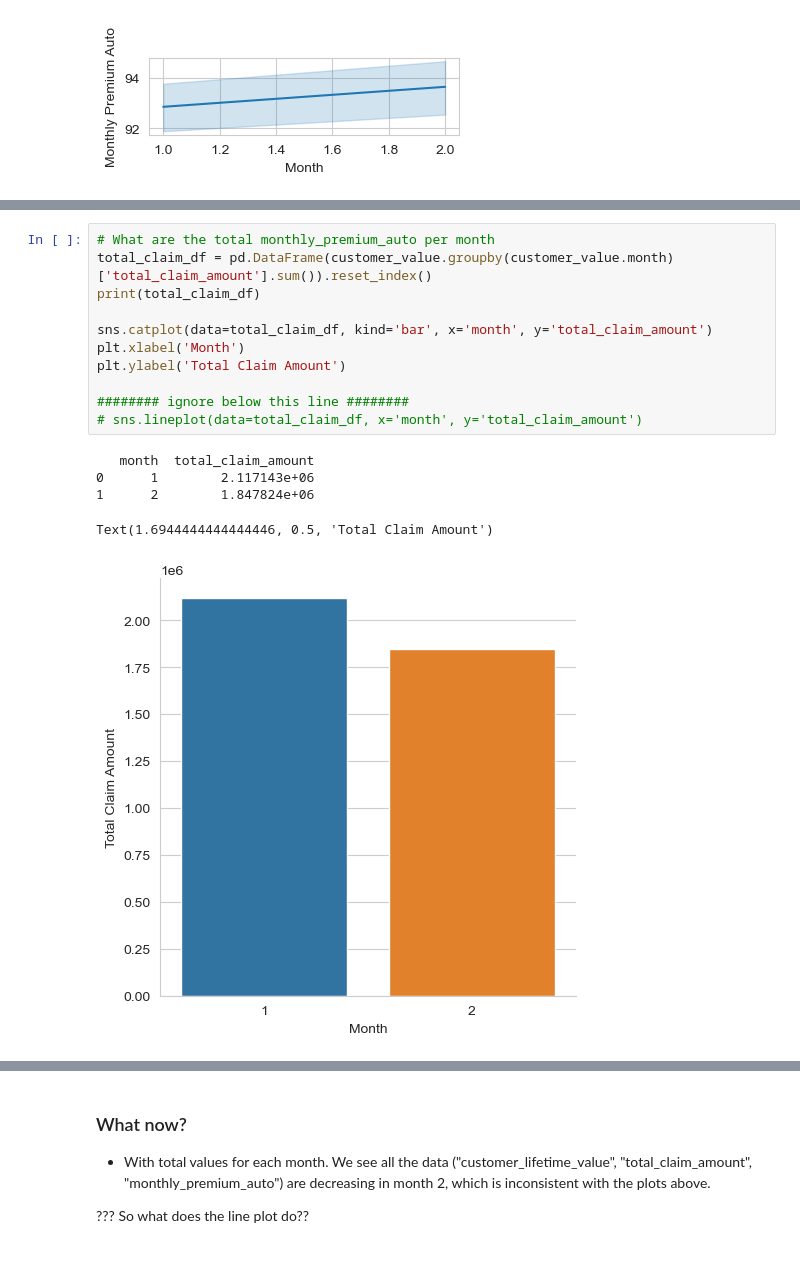
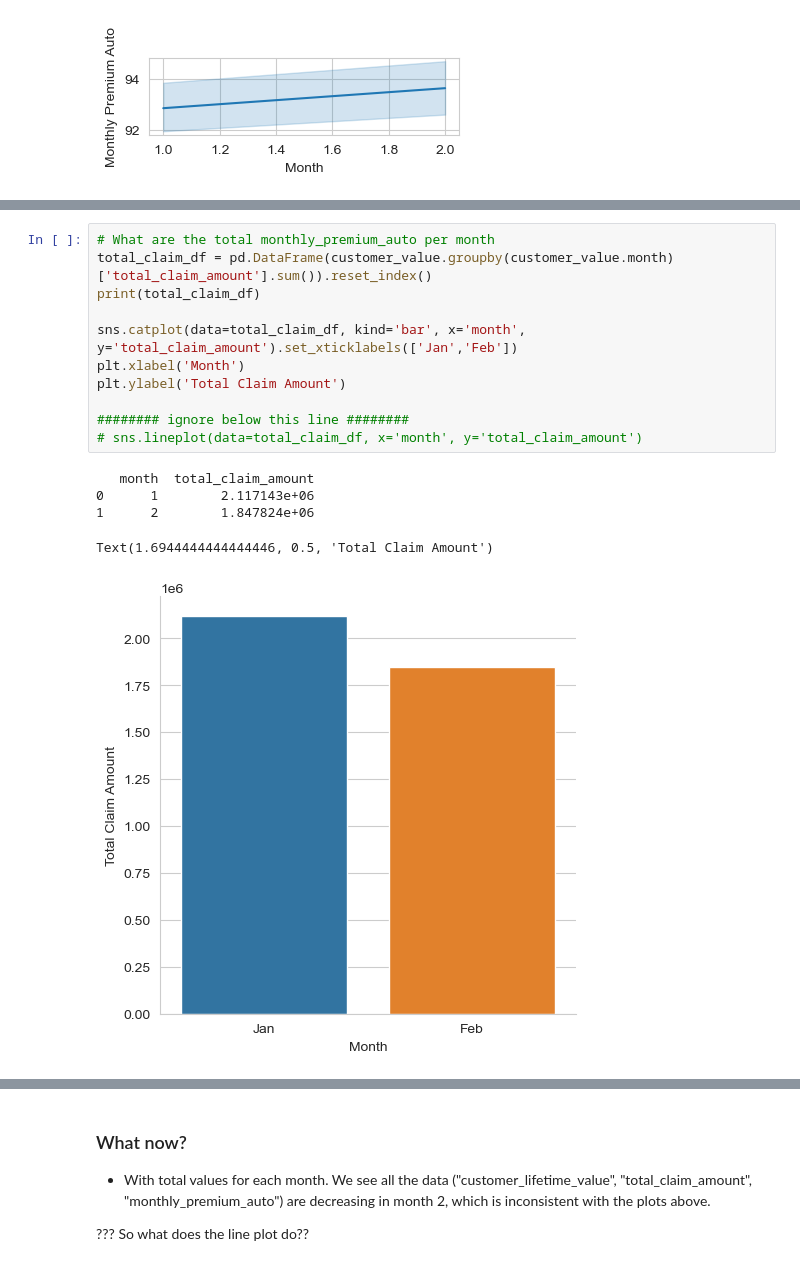
Before and after one commit to suphawadeeth/Data-Analytics-Ironhack, a Jupyter notebook: unit-4/lab-feature-extraction/lab-feature-extraction.ipynb, the cells around one changed output, grey strips where cells are left out. Drawn from its saved outputs; the diff is of its cells as text.

```diff
--- a/unit-4/lab-feature-extraction/lab-feature-extraction.ipynb
+++ b/unit-4/lab-feature-extraction/lab-feature-extraction.ipynb
@@ -428,20 +430,20 @@ Text(9.444444444444445, 0.5, 'Customer Lifetime Value')
-# %%
-# What are the total monthly_premium_auto per month
-total_claim_df = pd.DataFrame(customer_value.groupby(customer_value.month)['total_claim_amount'].sum()).reset_index()
-print(total_claim_df)
-
-sns.catplot(data=total_claim_df, kind='bar', x='month', y='total_claim_amount')
-plt.xlabel('Month')
-plt.ylabel('Total Claim Amount')
-
-######## ignore below this line ########
-# sns.lineplot(data=total_claim_df, x='month', y='total_claim_amount')
-# %% [output]
-   month  total_claim_amount
-0      1        2.117143e+06
-1      2        1.847824e+06
-Text(1.6944444444444446, 0.5, 'Total Claim Amount')
-[figure, removed]
+# %%
+# What are the total monthly_premium_auto per month
+total_claim_df = pd.DataFrame(customer_value.groupby(customer_value.month)['total_claim_amount'].sum()).reset_index()
+print(total_claim_df)
+
+sns.catplot(data=total_claim_df, kind='bar', x='month', y='total_claim_amount').set_xticklabels(['Jan','Feb'])
+plt.xlabel('Month')
+plt.ylabel('Total Claim Amount')
+
+######## ignore below this line ########
+# sns.lineplot(data=total_claim_df, x='month', y='total_claim_amount')
+# %% [output]
+   month  total_claim_amount
+0      1        2.117143e+06
+1      2        1.847824e+06
+Text(1.6944444444444446, 0.5, 'Total Claim Amount')
+[figure, added]
 # %%
 # What are the total monthly_premium_auto per month
 
```
Also changed, not shown: parts of 5 cells of this notebook.
